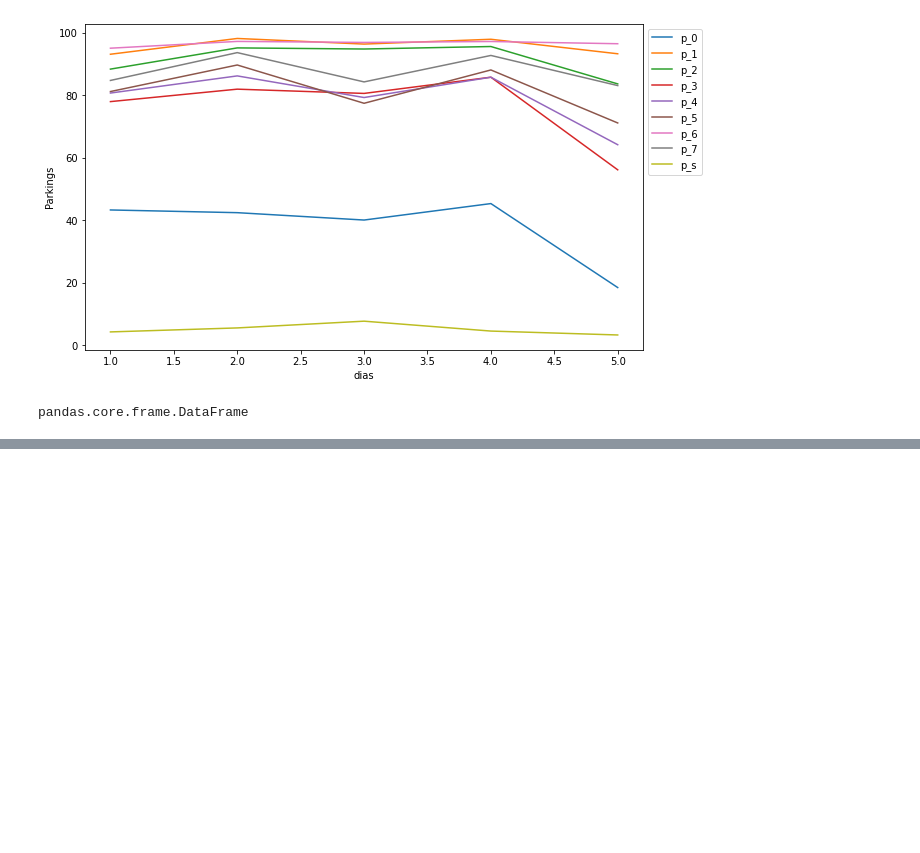
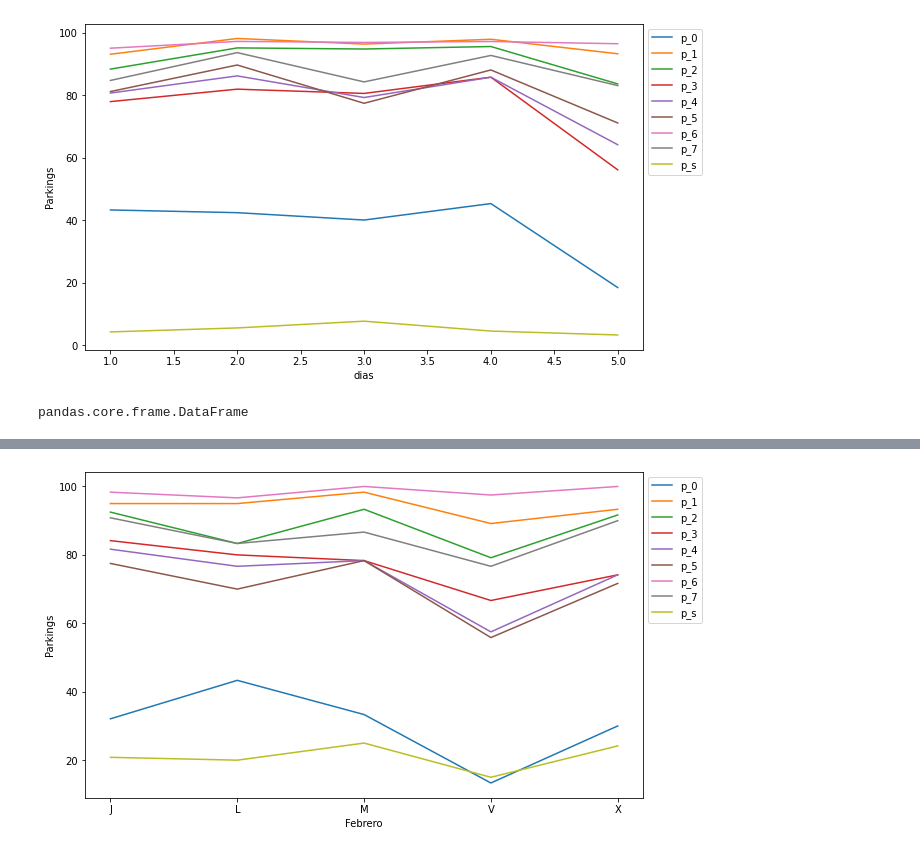
Before and after one commit to Ana-AlonsoCanizares/Practicas_Individuales, a Jupyter notebook: PI_parking.ipynb, the cells around one changed output, grey strips where cells are left out. Saved outputs shown, nothing was run; the diff lists cells and outputs as text; code cells hidden in the pictures; blank space fills up the shorter version.

```diff
--- a/PI_parking.ipynb
+++ b/PI_parking.ipynb
@@ -262,0 +262,53 @@ ValueError: ignored
+# %%
+# Vector con los mese a graficar
+febrero = df_ocupacion_m_d[df_ocupacion_m_d['Mes'].apply(lambda x: '02' in x)]
+
+dias = febrero['Dia']
+
+# parking 0
+park_0 = febrero[["parking_0"]]
+
+# parking 1
+park_1 = febrero[["parking_1"]]
+
+# parking 2
+park_2 = febrero[["parking_2"]]
+
+# parking 3
+park_3 = febrero[["parking_3"]]
+
+# parking 4
+park_4 = febrero[["parking_4"]]
+
+# parking 5
+park_5 = febrero[["parking_5"]]
+
+# parking 6
+park_6 = febrero[["parking_6"]]
+
+# parking 7
+park_7 = febrero[["parking_7"]]
+
+# parking subterráneo
+park_sub = febrero[["parking_subterraneo"]]
+
+# df_ocupacion_d
+fig, ax = plt.subplots(figsize=(10,6))
+
+ax.plot(dias, park_0)
+plt.xlabel('Febrero')
+plt.ylabel('Parkings')
+plt.plot(dias, park_1)
+plt.plot(dias, park_2)
+plt.plot(dias, park_3)
+plt.plot(dias, park_4)
+plt.plot(dias, park_5)
+plt.plot(dias, park_6)
+plt.plot(dias, park_7)
+plt.plot(dias, park_sub)
+
+plt.legend(['p_0', 'p_1', 'p_2', 'p_3', 'p_4', 'p_5', 'p_6', 'p_7', 'p_s',],bbox_to_anchor=(1,1))
+
+plt.show()
+# %% [output]
+[figure, added]
```
Also changed, not shown: parts of 1 cell of this notebook.
